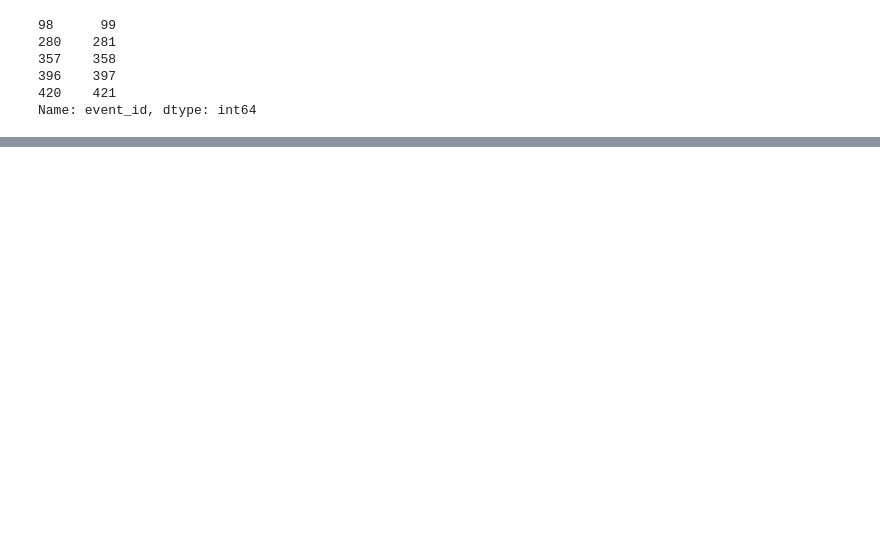
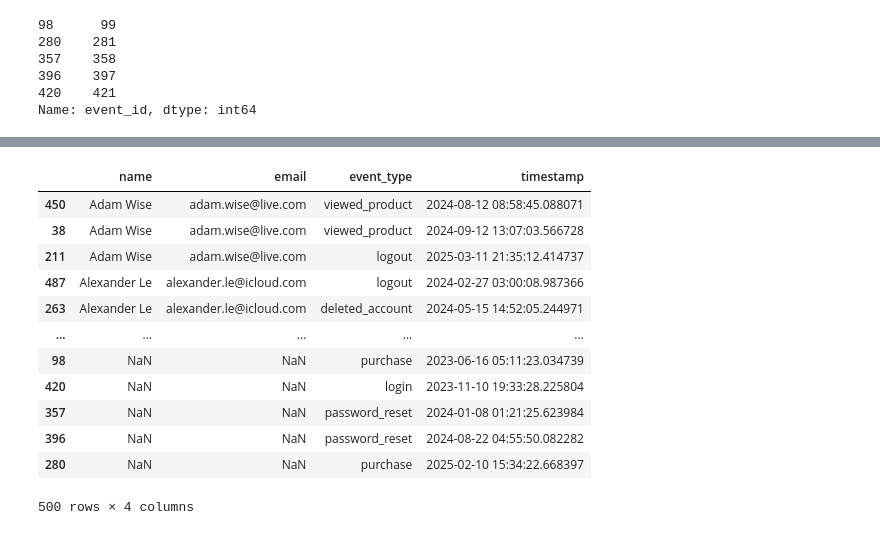
Before and after one commit to AhmedBuckets/user_events_analysis, a Jupyter notebook: analysis_jp.ipynb, the cells around one changed output, grey strips where cells are left out. Saved outputs shown, nothing was run; the diff lists cells and outputs as text; code cells hidden in the pictures; blank space fills up the shorter version.

```diff
--- a/analysis_jp.ipynb
+++ b/analysis_jp.ipynb
@@ -555,21 +592,8 @@ events_df[mask]
 # %%
-# split out the email to before the @ and after the @ to isolate the now fixed domains
-# make a new column with the names_concat_dot information from users
-# replace the user_email for the malformed emails with a concatenation between the two
-
 events_df.loc[mask, 'user_email_split'] = events_df.loc[mask,'user_email'].apply(lambda x: x.split('@')[1])
-
-events_df = events_df.merge(
-    users_df[['names_concat', 'names_concat_dot']],
-    left_on='names_extract',
-    right_on='names_concat',
-    how='left'
-)
-
+events_df = events_df.merge(users_df[['names_concat', 'names_concat_dot']], left_on='names_extract', right_on='names_concat', how='left')
 events_df.drop(columns=['names_concat'], inplace=True)
-
 events_df.loc[mask, 'user_email'] = events_df.loc[mask,'names_concat_dot'] + '@' + events_df.loc[mask,'user_email_split']
-
 events_df[mask]
 # %% [output]
 |  | event_id | user_email | event_type | timestamp | names_extract | user_email_split | names_concat_dot |
@@ -641,5 +655,5 @@ Name: event_id, dtype: int64
 # %%
 joined_df_cleaned_final['user_id'] = joined_df_cleaned_final['user_id'].astype('Int64')  # capital "I" for pandas nullable integer
 
-joined_df_cleaned_final = joined_df_cleaned_final[['user_id', 'first_name', 'last_name', 'event_type', 'timestamp', 'signup_date']]
+joined_df_cleaned_final_print = joined_df_cleaned_final[['user_id', 'first_name', 'last_name', 'event_type', 'timestamp', 'signup_date']]
 # %%
@@ -646,0 +697,16 @@ joined_df_cleaned_final.to_csv('joined_events.csv', index=False)
+# %%
+joined_df_cleaned_final.sort_values(by= ['name', 'timestamp'])[['name','email','event_type','timestamp' ]]
+# %% [output]
+|  | name | email | event_type | timestamp |
+| 450 | Adam Wise | adam.wise@live.com | viewed_product | 2024-08-12 08:58:45.088071 |
+| 38 | Adam Wise | adam.wise@live.com | viewed_product | 2024-09-12 13:07:03.566728 |
+| 211 | Adam Wise | adam.wise@live.com | logout | 2025-03-11 21:35:12.414737 |
+| 487 | Alexander Le | alexander.le@icloud.com | logout | 2024-02-27 03:00:08.987366 |
+| 263 | Alexander Le | alexander.le@icloud.com | deleted_account | 2024-05-15 14:52:05.244971 |
+| ... | ... | ... | ... | ... |
+| 98 | NaN | NaN | purchase | 2023-06-16 05:11:23.034739 |
+| 420 | NaN | NaN | login | 2023-11-10 19:33:28.225804 |
+| 357 | NaN | NaN | password_reset | 2024-01-08 01:21:25.623984 |
+| 396 | NaN | NaN | password_reset | 2024-08-22 04:55:50.082282 |
+| 280 | NaN | NaN | purchase | 2025-02-10 15:34:22.668397 |
+500 rows × 4 columns
```
Also changed, not shown: parts of 82 cells of this notebook, 3 other files.
